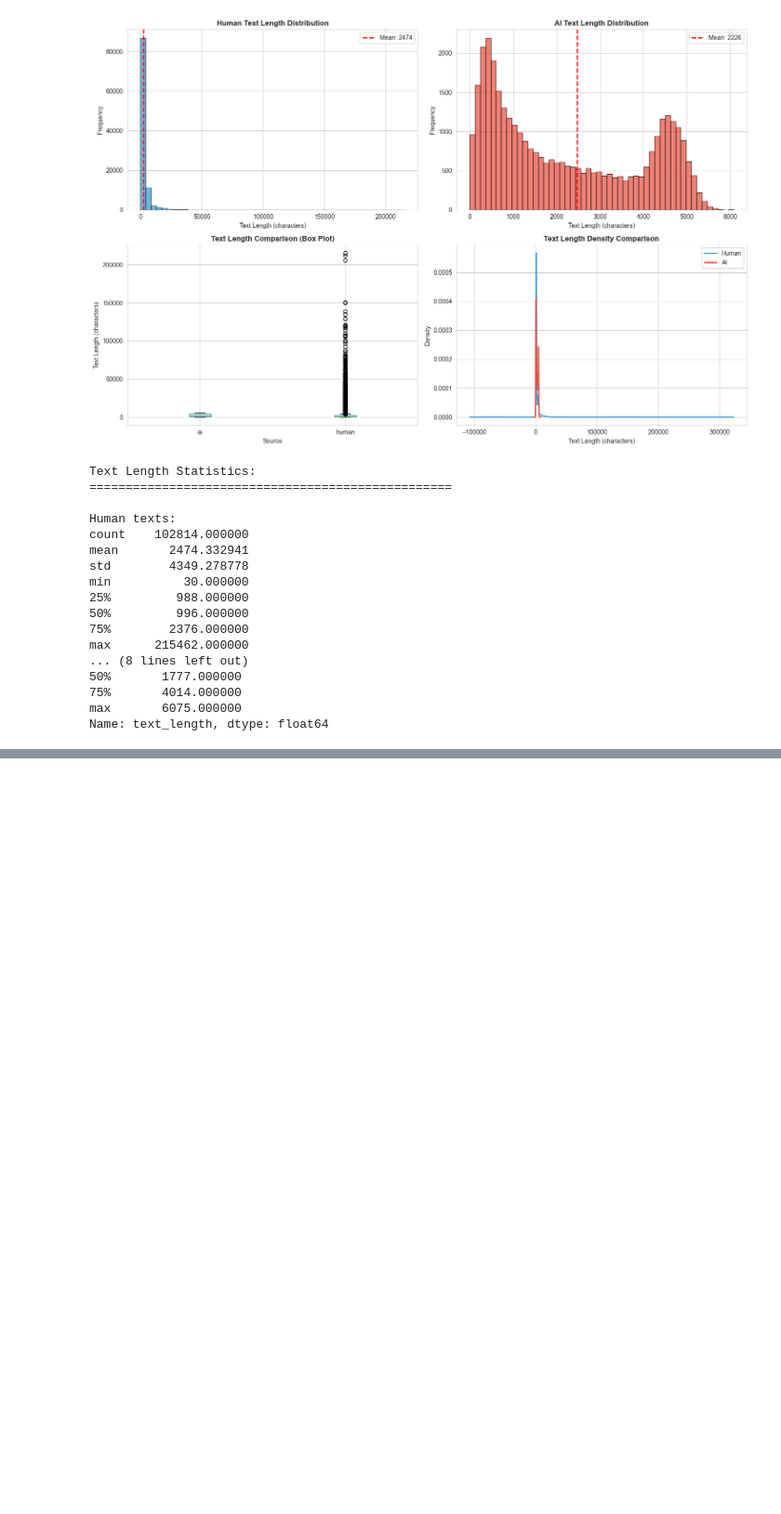
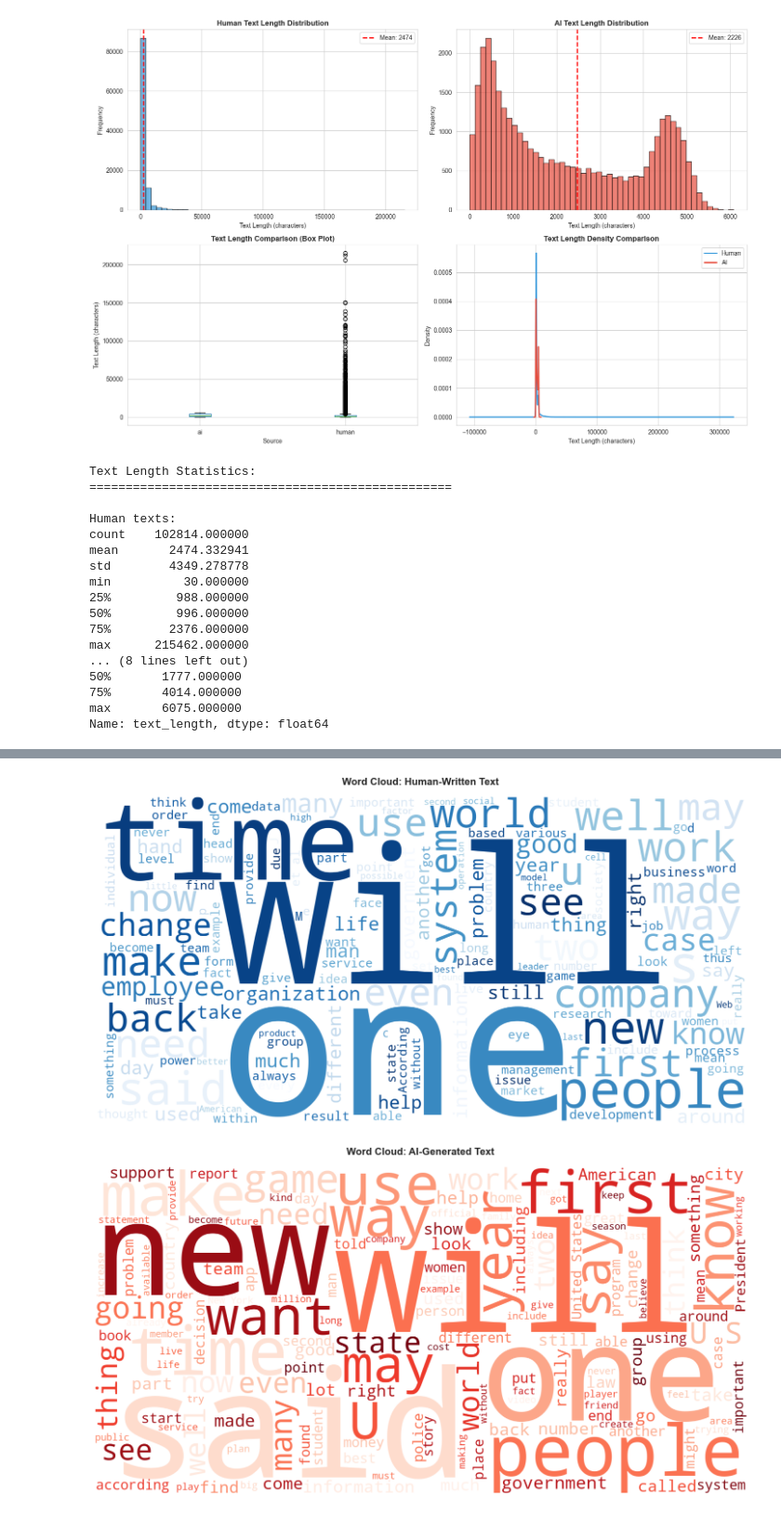
Before and after one commit to Hannahthegreat/ai-text-detection, a Jupyter notebook: notebooks/01_data_exploration.ipynb, the cells around one changed output, grey strips where cells are left out. Shown at 93% size. Drawn from its saved outputs; the diff is of its cells as text; code cells hidden in the pictures; blank space fills up the shorter version.

Commit message:
notebook modified data exploration with visualizations

```diff
--- a/notebooks/01_data_exploration.ipynb
+++ b/notebooks/01_data_exploration.ipynb
@@ -411,9 +426,9 @@ human_text_combined = ' '.join(human_texts.astype(str).head(1000)) #use subset t
 wordcloud_human = WordCloud(
     width=1600,
     height=800,
-    background_color='white'
+    background_color='white',
     max_words=150,
-    colormap='Blues'
+    colormap='Blues',
     relative_scaling=0.5,
     min_font_size=10
 ).generate(human_text_combined)
@@ -421,30 +436,33 @@ wordcloud_human = WordCloud(
 plt.figure(figsize=(16, 8))
 plt.imshow(wordcloud_human, interpolation='bilinear')
 plt.axis('off')
 plt.title('Word Cloud: Human-Written Text', fontsize=16, fontweight='bold', pad=20)
 plt.tight_layout()
 plt.savefig('../visualizations/plots/wordcloud_human.png', dpi=300, bbox_inches='tight')
 plt.show()
 
 # Word cloud for AI texts
 ai_texts = df_sample[df_sample['source'] == 'ai']['text']
 ai_text_combined = ' '.join(ai_texts.astype(str).head(1000)) # Use subset to speed up
 
 wordcloud_ai = WordCloud(
     width=1600,
     height=800,
     background_color='white',
     max_words=150,
     colormap='Reds',
     relative_scaling=0.5,
     min_font_size=10
 ).generate(ai_text_combined)
 
 
 plt.figure(figsize=(16, 8))
 plt.imshow(wordcloud_ai, interpolation='bilinear')
 plt.axis('off')
 plt.title('Word Cloud: AI-Generated Text', fontsize=16, fontweight='bold', pad=20)
 plt.tight_layout()
 plt.savefig('../visualizations/plots/wordcloud_ai.png', dpi=300, bbox_inches='tight')
 plt.show()
+# %% [output]
+[figure, added]
+[figure, added]
```
Also changed, not shown: parts of 5 cells of this notebook.
